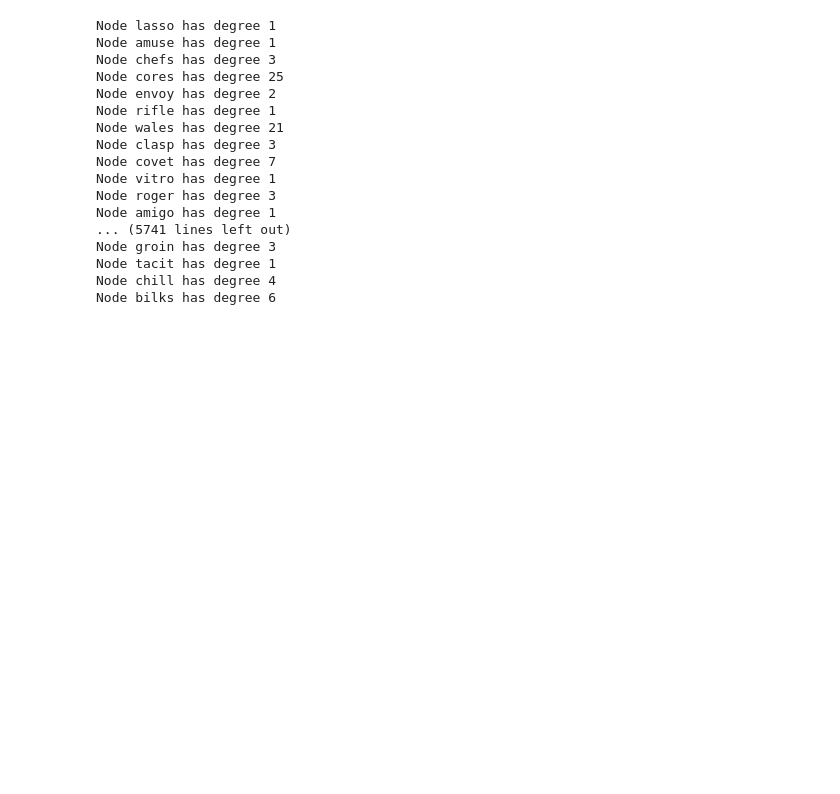
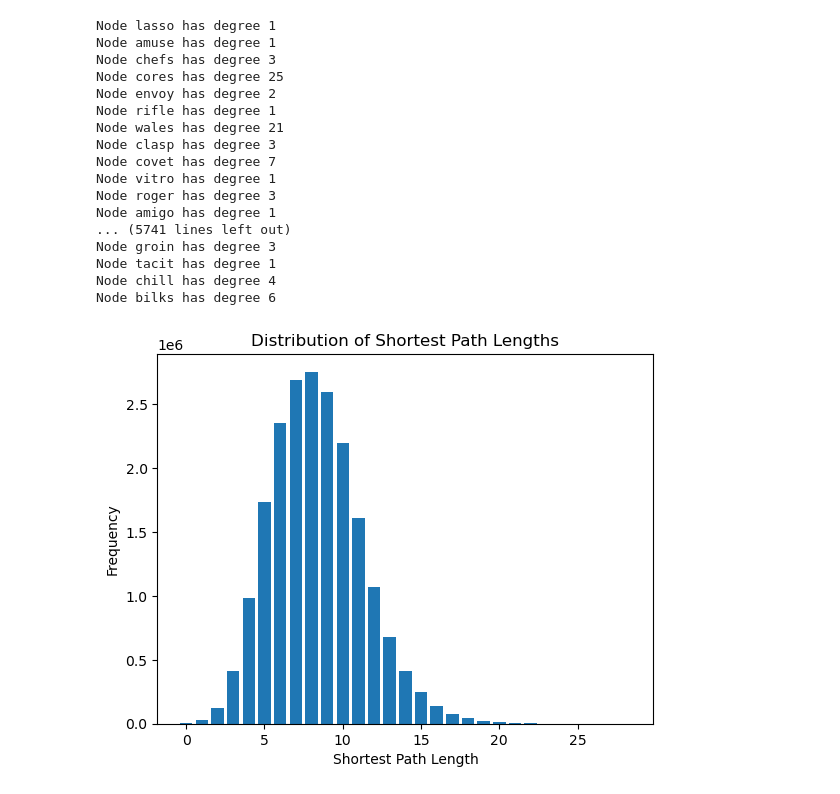
Before and after one commit to NANITH777/Words-NetworkX, a Jupyter notebook: words.ipynb, the cells around one changed output. Saved outputs shown, nothing was run; the diff lists cells and outputs as text; code cells hidden in the pictures; blank space fills up the shorter version.

Commit message:
Distribution of path lengths

```diff
--- a/words.ipynb
+++ b/words.ipynb
@@ -83,3 +83,18 @@ Node groin has degree 3
 Node tacit has degree 1
 Node chill has degree 4
 Node bilks has degree 6
+# %%
+# Calculate the shortest path lengths between all pairs of nodes
+all_shortest_paths = dict(nx.shortest_path_length(G))
+
+# Calculate the distribution of path lengths
+path_lengths = [length for paths in all_shortest_paths.values() for length in paths.values()]
+
+# Display the distribution of path lengths
+plt.hist(path_lengths, bins=range(min(path_lengths), max(path_lengths) + 1), align='left', rwidth=0.8)
+plt.xlabel('Shortest Path Length')
+plt.ylabel('Frequency')
+plt.title('Distribution of Shortest Path Lengths')
+plt.show()
+# %% [output]
+[figure, added]
```
